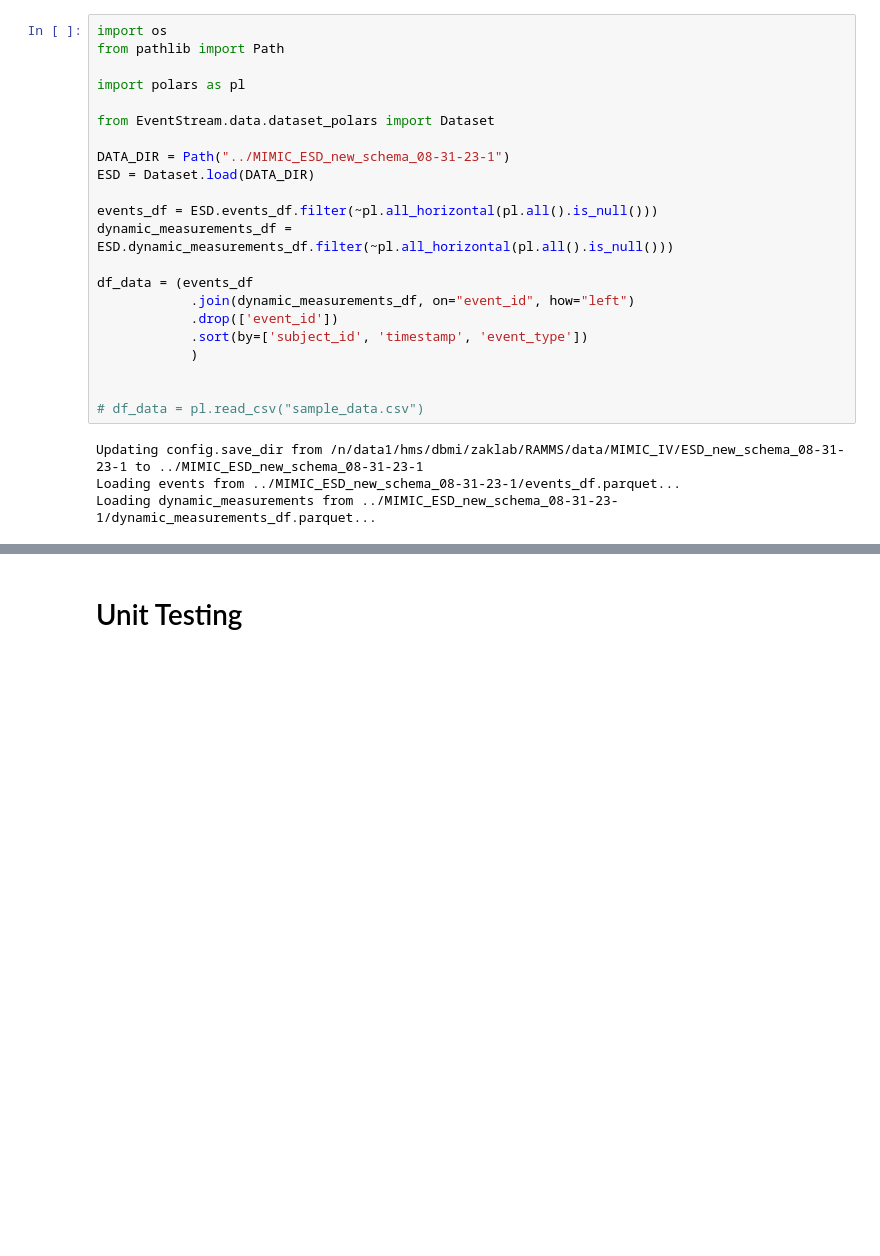
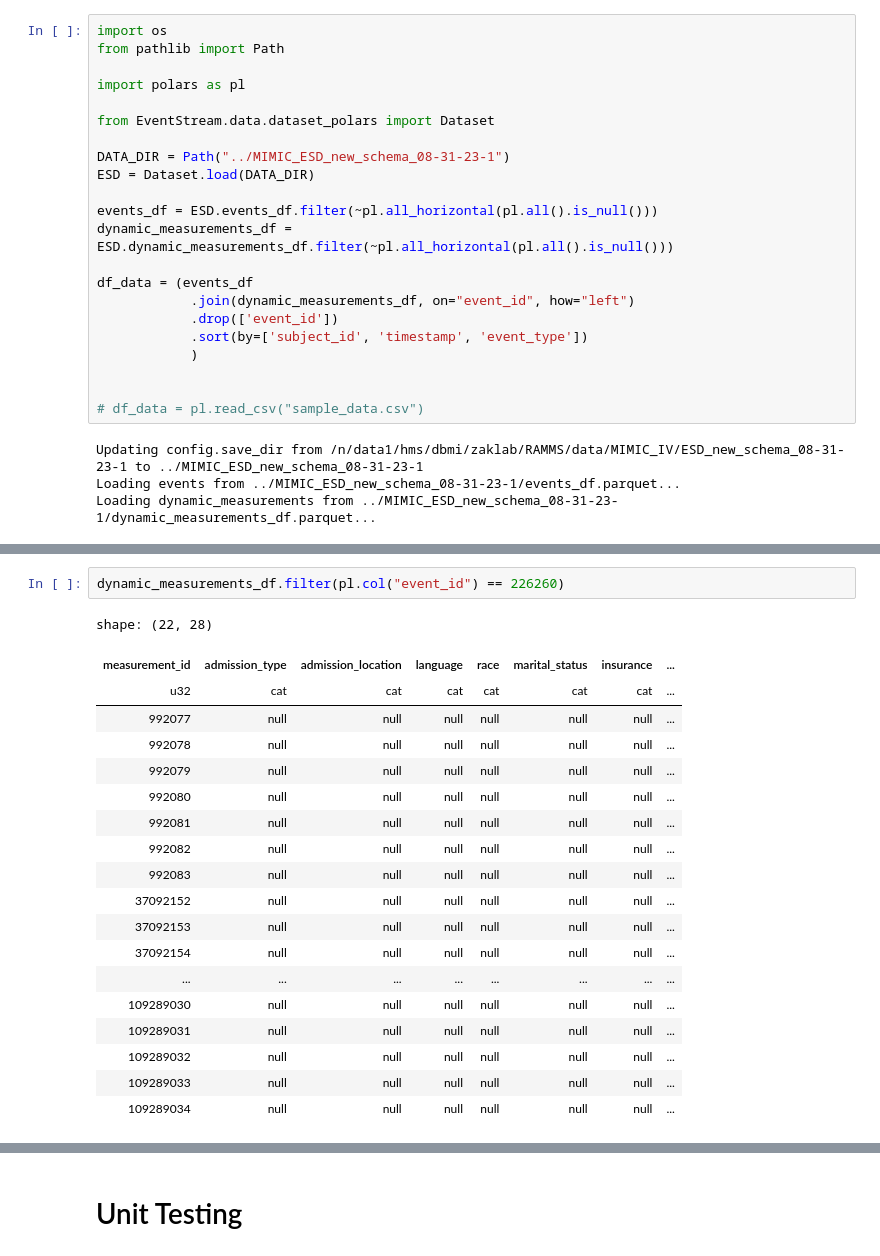
Before and after one commit to justin13601/ACES, a Jupyter notebook: to_organize/run_tests.ipynb, the cells around one changed output, grey strips where cells are left out. Saved outputs shown, nothing was run; the diff lists cells and outputs as text; blank space fills up the shorter version.

```diff
--- a/to_organize/run_tests.ipynb
+++ b/to_organize/run_tests.ipynb
@@ -37 +124,23 @@ Loading dynamic_measurements from ../MIMIC_ESD_new_schema_08-31-23-1/dynamic_mea
+# %%
+dynamic_measurements_df.filter(pl.col("event_id") == 226260)
+# %% [output]
+shape: (22, 28)
+| measurement_id | admission_type | admission_location | language | race | marital_status | insurance | ... |
+| u32 | cat | cat | cat | cat | cat | cat | ... |
+| 992077 | null | null | null | null | null | null | ... |
+| 992078 | null | null | null | null | null | null | ... |
+| 992079 | null | null | null | null | null | null | ... |
+| 992080 | null | null | null | null | null | null | ... |
+| 992081 | null | null | null | null | null | null | ... |
+| 992082 | null | null | null | null | null | null | ... |
+| 992083 | null | null | null | null | null | null | ... |
+| 37092152 | null | null | null | null | null | null | ... |
+| 37092153 | null | null | null | null | null | null | ... |
+| 37092154 | null | null | null | null | null | null | ... |
+| ... | ... | ... | ... | ... | ... | ... | ... |
+| 109289030 | null | null | null | null | null | null | ... |
+| 109289031 | null | null | null | null | null | null | ... |
+| 109289032 | null | null | null | null | null | null | ... |
+| 109289033 | null | null | null | null | null | null | ... |
+| 109289034 | null | null | null | null | null | null | ... |
 # %% [markdown]
```
Also changed, not shown: parts of 16 cells of this notebook, 2 other files.
